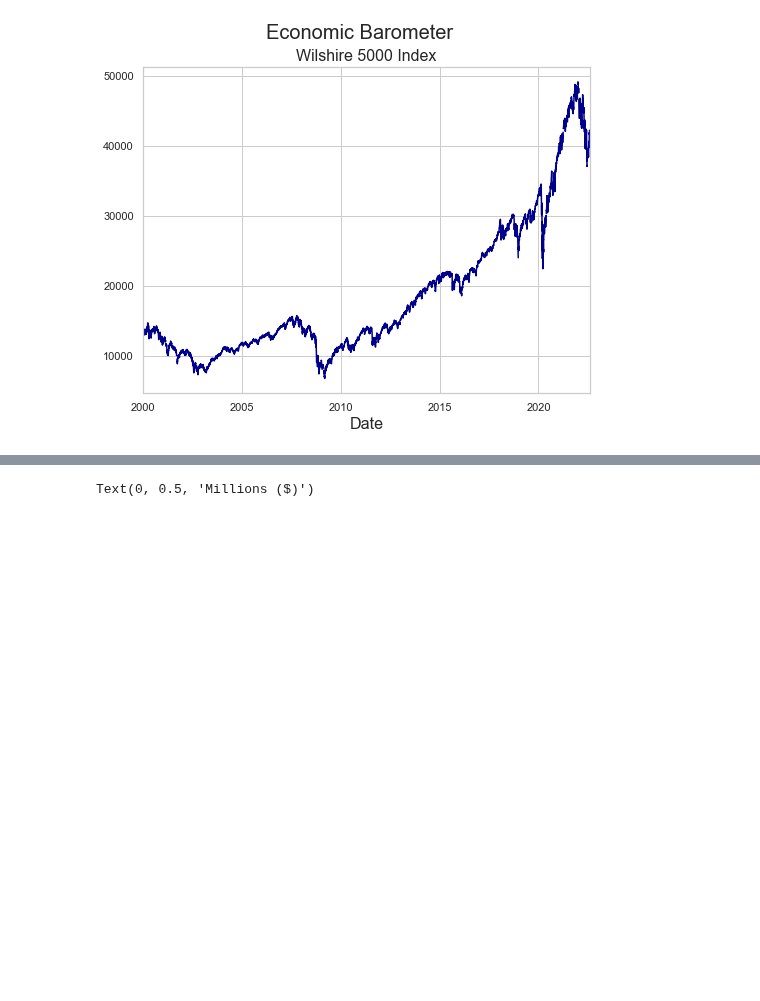
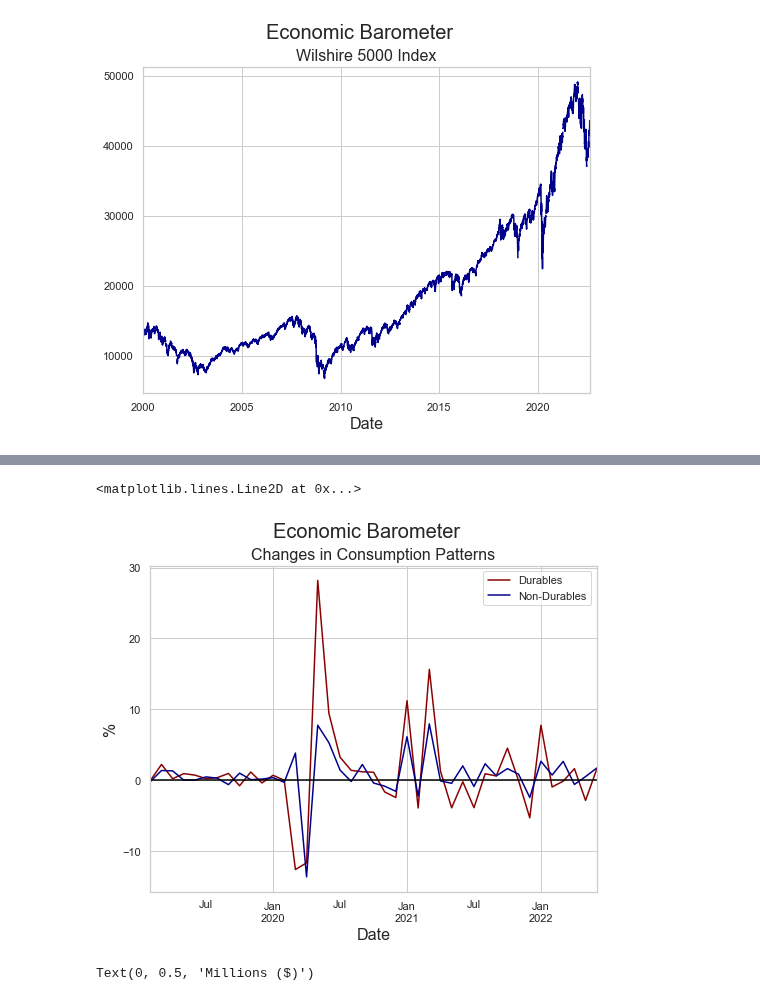
Before and after one commit to thsavage/Macroeconomic-Talking-Points, a Jupyter notebook: Macroeconomic Talking Points.ipynb, the cells around one changed output, grey strips where cells are left out. Cells and saved outputs as stored; diff of their text form; code cells hidden in the pictures; blank space fills up the shorter version.

```diff
--- a/Macroeconomic Talking Points.ipynb
+++ b/Macroeconomic Talking Points.ipynb
@@ -159,3 +156,21 @@ plt.axvline(dt.datetime(2020, 1, 9), color="red")
+# %%
+df = {}
+df['Durables'] = fred.get_series("PCEDG", observation_start='2019-01-01').dropna()
+df['Non-Durables'] = fred.get_series("PCEND", observation_start='2019-01-01').dropna()
+df = pd.DataFrame(df)
+df = df.pct_change(periods=1).dropna() * 100
+
+colors = (["darkred", "darkblue"])
+df.plot(figsize=(8, 6), color = colors)
+plt.suptitle('Economic Barometer', fontsize=20)
+plt.title('Changes in Consumption Patterns', fontsize=16)
+plt.legend()
+plt.xlabel('Date', fontsize=16)
+plt.ylabel('%', fontsize=16)
+plt.axhline(0, color='black')
+# %% [output]
+<matplotlib.lines.Line2D at 0x...>
+[figure, added]
 # %%
 sales = fred.get_series("RSAFS", observation_start='1990-01-01')
 sales.plot(color='darkblue', figsize=(8, 6))
```
Also changed, not shown: parts of 11 cells of this notebook.
